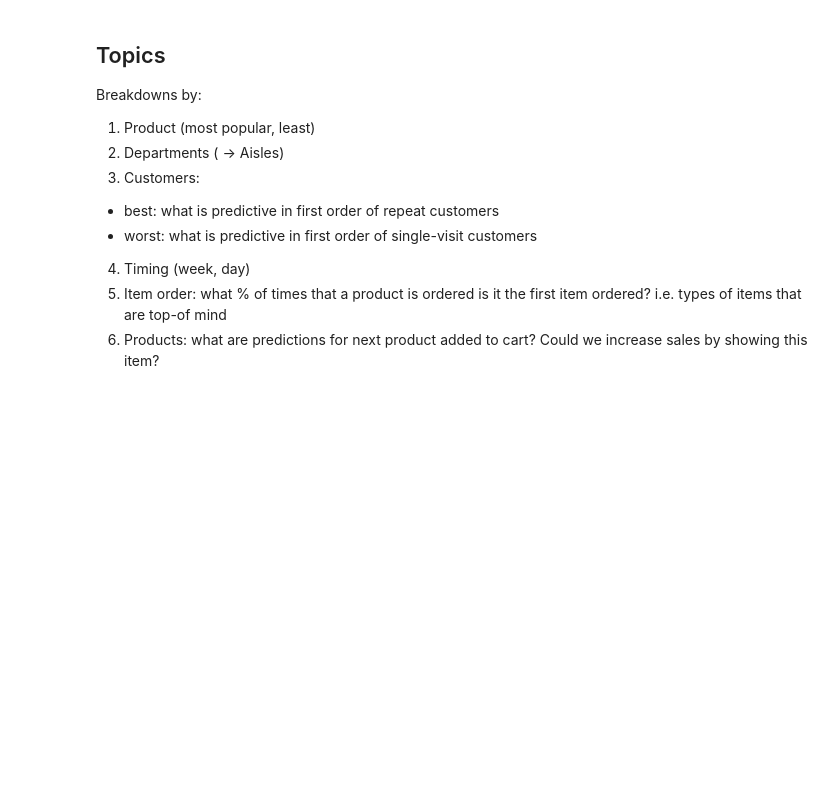
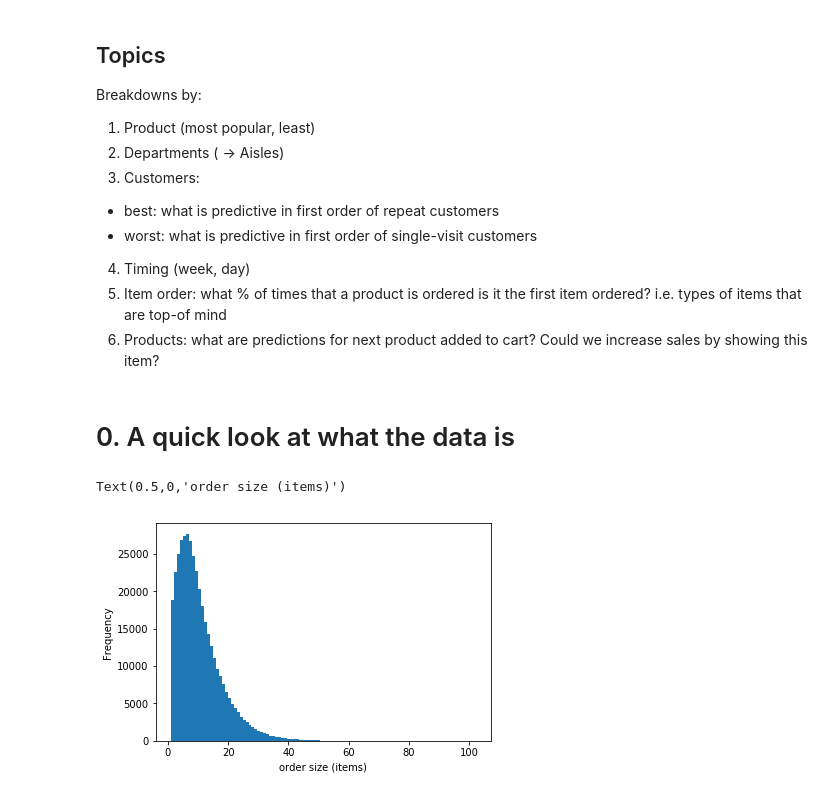
Before and after one commit to notsambeck/eda, a Jupyter notebook: instacart_EDA.ipynb, the cells around one changed output. Cells and saved outputs as stored; diff of their text form; code cells hidden in the pictures; blank space fills up the shorter version.

```diff
--- a/instacart_EDA.ipynb
+++ b/instacart_EDA.ipynb
@@ -203,3 +143,12 @@ Breakdowns by:
 4. Timing (week, day)
 5. Item order: what % of times that a product is ordered is it the first item ordered? i.e. types of items that are top-of mind
 6. Products: what are predictions for next product added to cart? Could we increase sales by showing this item?
+# %% [markdown]
+
+# 0. A quick look at what the data is
+# %%
+ax = ops.groupby('order_id').size().plot.hist(bins=102)
+ax.set_xlabel('order size (items)')
+# %% [output]
+Text(0.5,0,'order size (items)')
+[figure, added]
```
Also changed, not shown: parts of 46 cells of this notebook.
